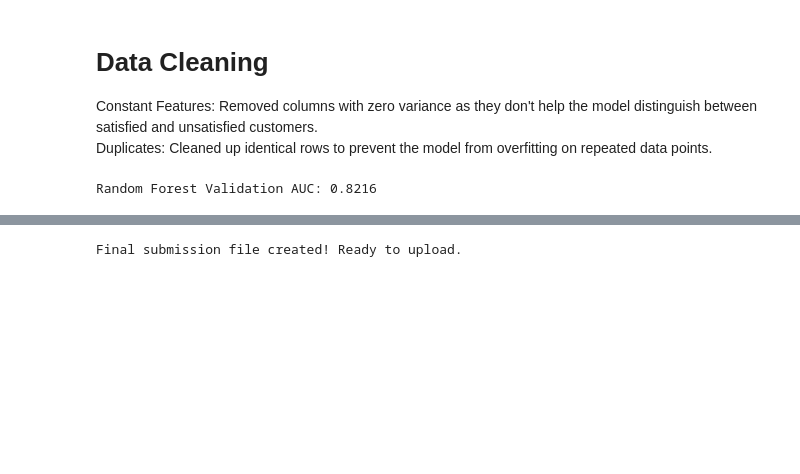
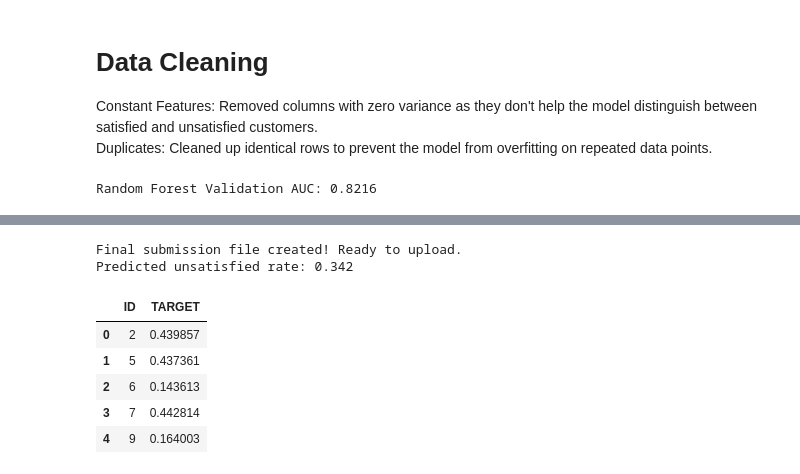
Before and after one commit to Subham-Kalwar/Kaggle_Project_CustomerSatisfaction, a Jupyter notebook: myntbook.ipynb, the cells around one changed output, grey strips where cells are left out. Cells and saved outputs as stored; diff of their text form; code cells hidden in the pictures; blank space fills up the shorter version.

```diff
--- a/myntbook.ipynb
+++ b/myntbook.ipynb
@@ -235,15 +286,25 @@ Random Forest Validation AUC: 0.8216
 # %%
 # Now time for the REAL test set
 test_features = test.drop(['ID'], axis=1)
 final_preds = rf_model.predict_proba(test_features)[:, 1]
 
 #Preparing for the submission.
 submission = pd.read_csv('/kaggle/input/competitions/santander-customer-satisfaction/sample_submission.csv')
 submission['TARGET'] = final_preds
 
 #Save to CSV
 submission.to_csv('submission.csv', index=False)
 
 print("Final submission file created! Ready to upload.")
+
+print(f"Predicted unsatisfied rate: {final_preds.mean():.3f}")
+submission.head()
 # %% [output]
 Final submission file created! Ready to upload.
+Predicted unsatisfied rate: 0.342
+|  | ID | TARGET |
+| 0 | 2 | 0.439857 |
+| 1 | 5 | 0.437361 |
+| 2 | 6 | 0.143613 |
+| 3 | 7 | 0.442814 |
+| 4 | 9 | 0.164003 |
```
Also changed, not shown: parts of 5 cells of this notebook.
